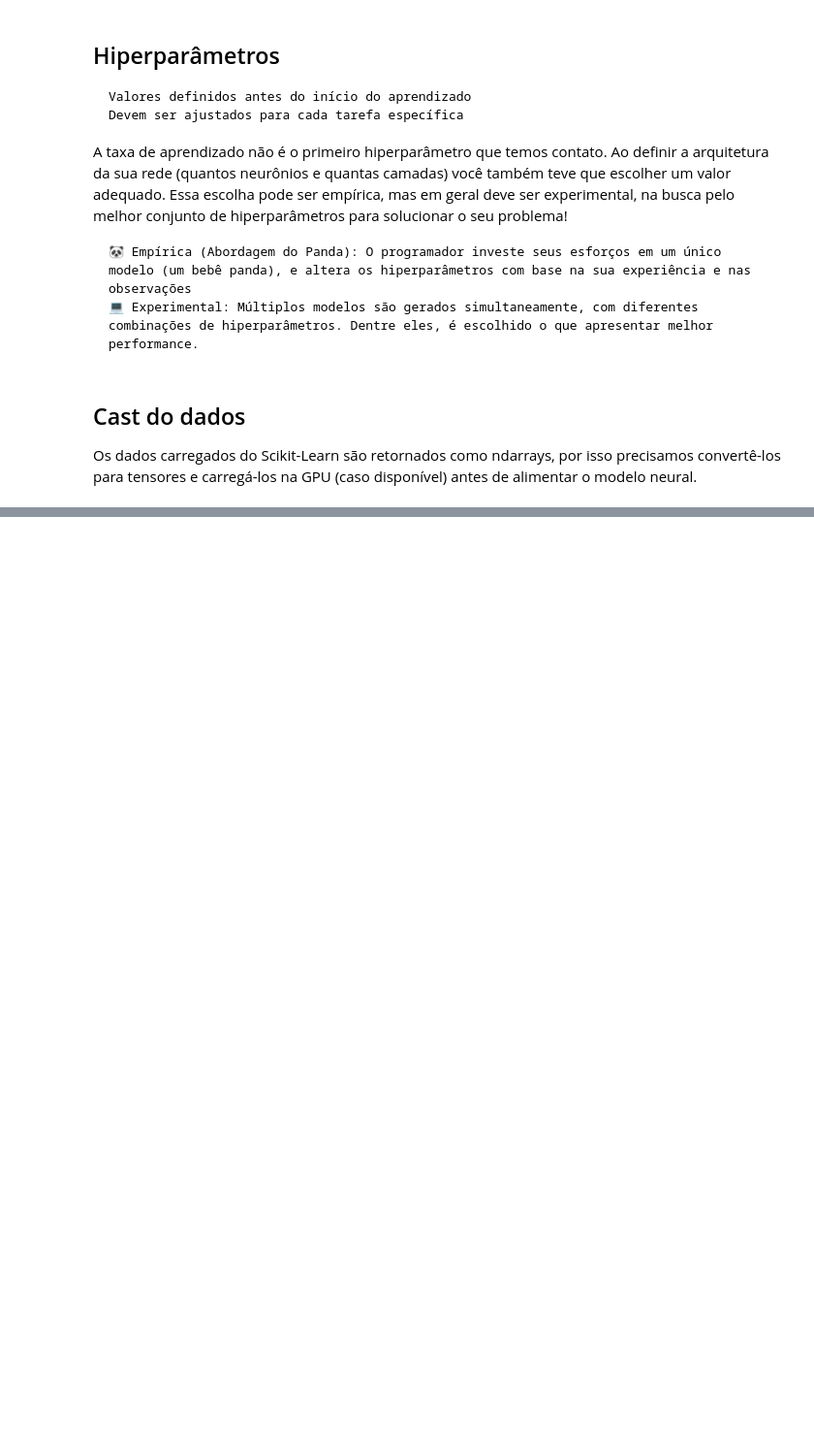
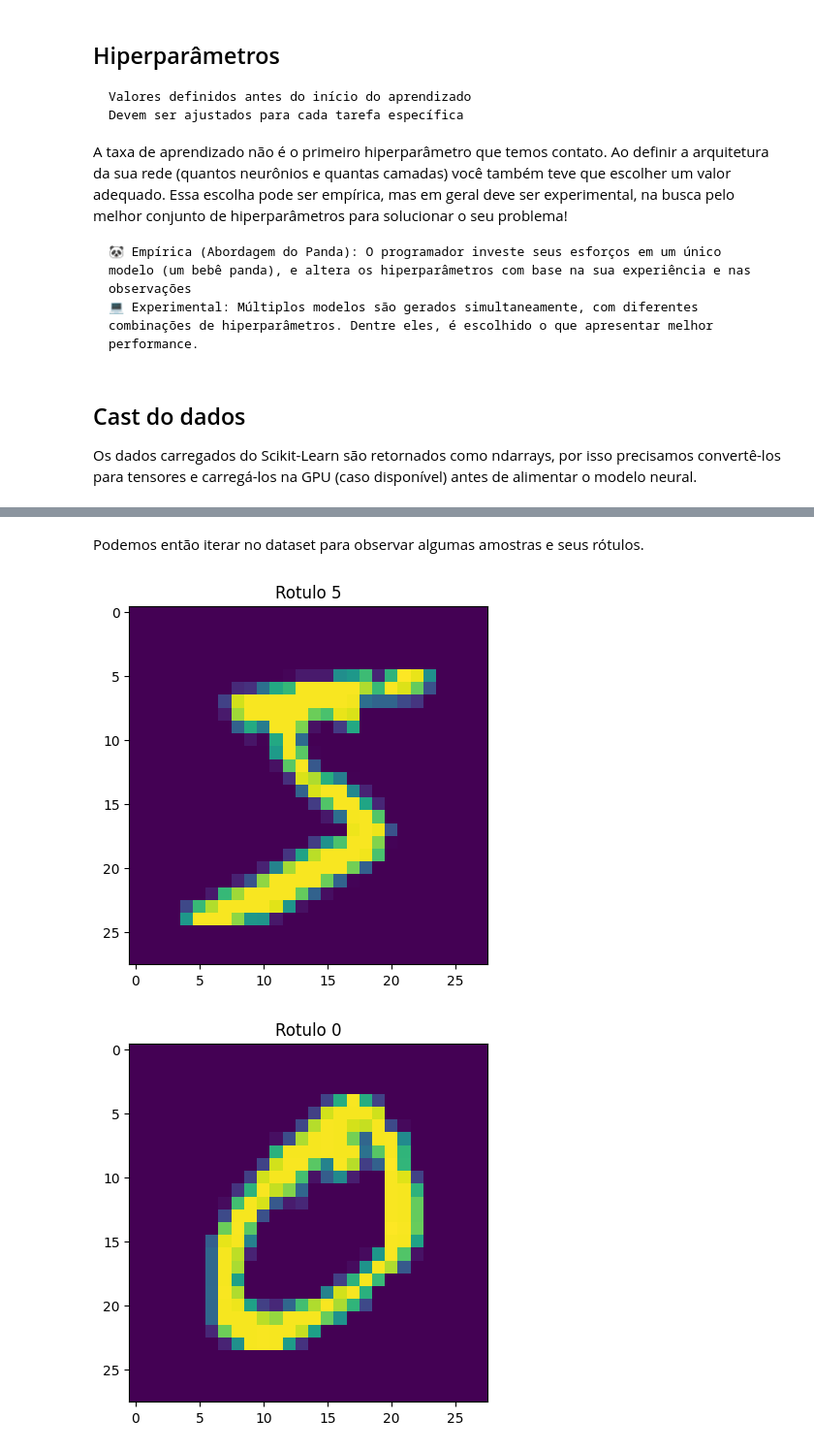
Before and after one commit to jpanacleto2/Machine-learning-experiments, a Jupyter notebook: MlPytorch.ipynb, the cells around one changed output, grey strips where cells are left out. Shown at 97% size. Saved outputs shown, nothing was run; the diff lists cells and outputs as text; code cells hidden in the pictures; blank space fills up the shorter version.

```diff
--- a/MlPytorch.ipynb
+++ b/MlPytorch.ipynb
@@ -1107,0 +1205,12 @@ for i in range(200):
+# %%
+train_set = datasets.MNIST('./',
+                           train=True,
+                           transform=transforms.ToTensor(),
+                           download=True)
+
+test_set = datasets.MNIST('./',
+                           train=False,
+                           transform=transforms.ToTensor(),
+                           download=False)
+
+print('Amostras de treino: ' + str(len(train_set)) + '\nAmostras de Teste:' + str(len(test_set)))
@@ -1107,0 +1261,12 @@ for i in range(200):
+# %% [markdown]
+Podemos então iterar no dataset para observar algumas amostras e seus rótulos.
+# %%
+for i in range(3):
+    dado,rotulo = train_set[i]
+
+    plt.figure()
+    plt.imshow(dado[0])
+    plt.title('Rotulo '+str(rotulo))
+# %% [output]
+[figure, added]
+[figure, added]
```
Also changed, not shown: parts of 36 cells of this notebook, 8 other files.
